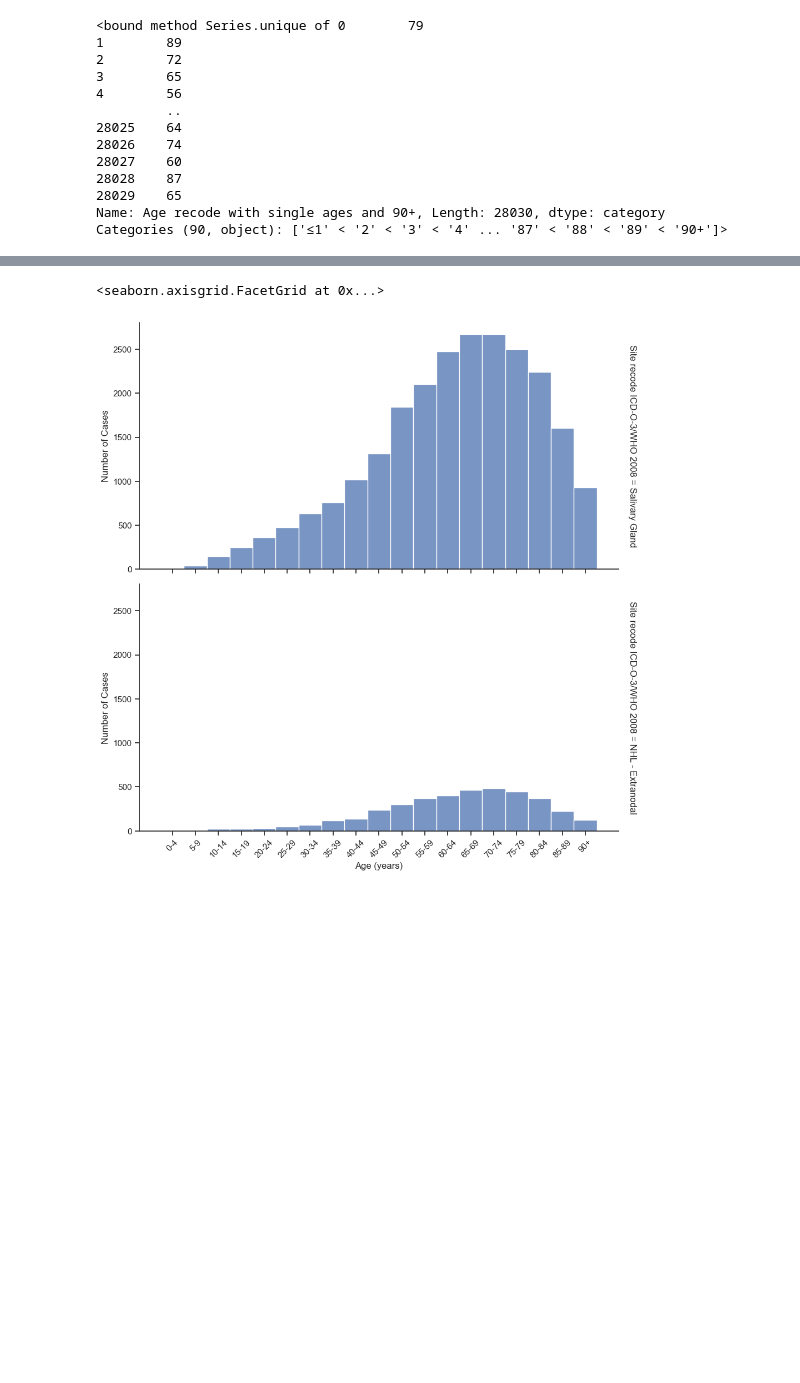
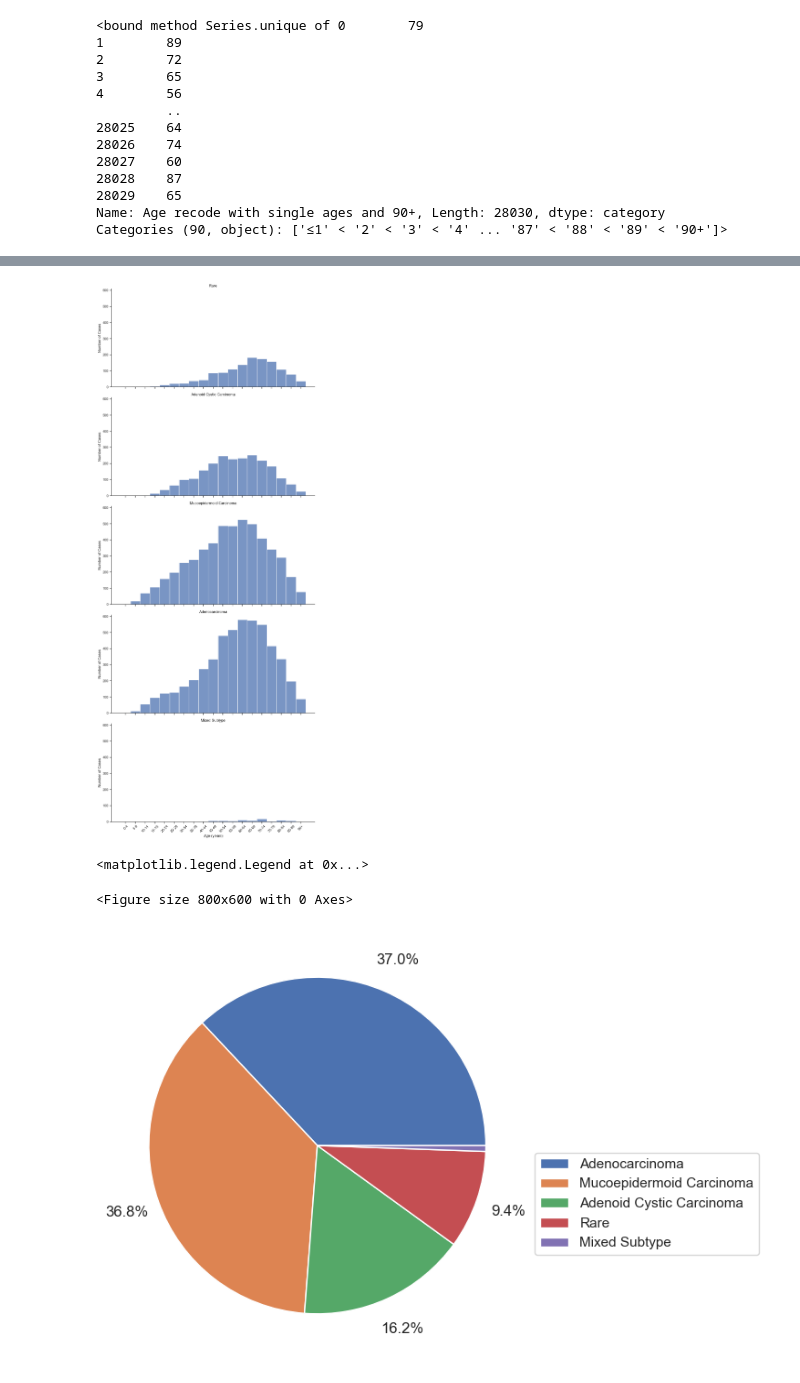
Before and after one commit to obaidkhurram/salivary-tumors, a Jupyter notebook: salivary_tumor_2024.ipynb, the cells around one changed output, grey strips where cells are left out. Saved outputs shown, nothing was run; the diff lists cells and outputs as text; code cells hidden in the pictures; blank space fills up the shorter version.

```diff
--- a/salivary_tumor_2024.ipynb
+++ b/salivary_tumor_2024.ipynb
@@ -306,18 +351,42 @@ salivary_df[salivary_df['Site recode ICD-O-3/WHO 2008'].isin(['Salivary Gland','
 # %%
-salivary_df['Site recode ICD-O-3/WHO 2008']
-df = salivary_df[salivary_df['Site recode ICD-O-3/WHO 2008'].isin(['Salivary Gland','NHL - Extranodal'])]
+# Histological breakdown of tumor
 sns.set_theme(style="ticks")
 g = sns.displot(
-    df, x="Age_Binned", row="Site recode ICD-O-3/WHO 2008",
+    filtered_df, x=age_bin_colname, col="Histology", col_wrap=1,
     binwidth=1, height=5, facet_kws=dict(margin_titles=True),aspect=2,
 )
 # Rotate the x-tick labels in each facet
 for ax in g.axes.flat:
     for label in ax.get_xticklabels():
         label.set_rotation(45)
 
 g.set_xlabels('Age (years)')
 g.set_ylabels('Number of Cases')
+g.set_titles(col_template="{col_name}")  # Only display the unique values without the label
+
+plt.tight_layout()
+plt.show()
+
+# Calculate tumor site counts
+tumor_type_counts = filtered_df['Histology'].value_counts(normalize=True)
+labels = tumor_type_counts.index
+# Create pie chart
+plt.figure(figsize=(8,6))
+# Define a function as an input to autopct:
+# Goal of function: 1) return "%1.1f%%"
+def autopct_format(pct):
+    return ('%1.1f%%' % pct) if pct >= 1 else ''
+
+# Create the pie chart
+plt.figure(figsize=(8, 6))
+patches, texts, autotexts = plt.pie(
+    tumor_type_counts, labels=None, autopct=autopct_format,
+    pctdistance=1.2  # Move the labels outside of the pie
+)
+# Add legend
+plt.legend(patches, labels, loc='best', bbox_to_anchor=(1, 0.5))
 # %% [output]
+[figure, new version]
-<seaborn.axisgrid.FacetGrid at 0x...>
+<matplotlib.legend.Legend at 0x...>
-[figure, old version]
+<Figure size 800x600 with 0 Axes>
+[figure, added]
```
Also changed, not shown: parts of 10 cells of this notebook.
